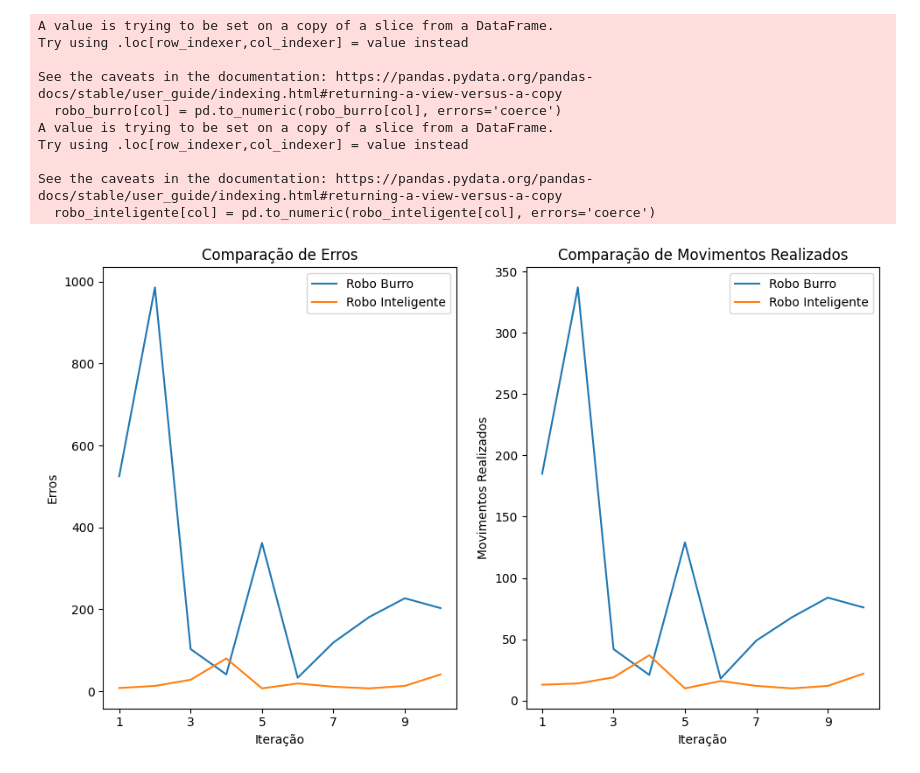
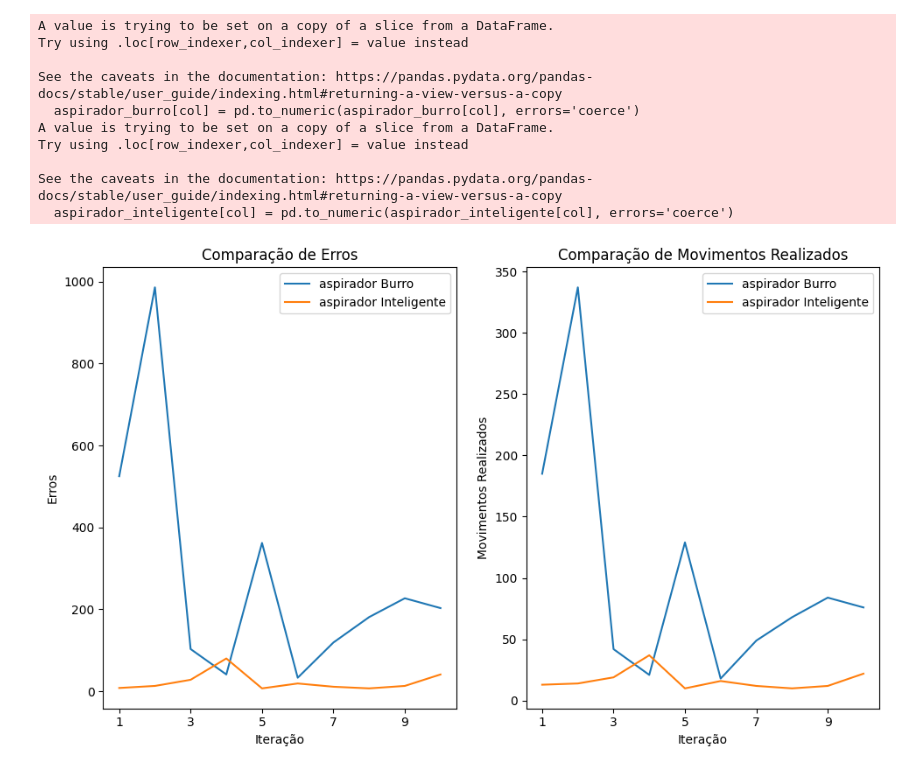
Before and after one commit to ItaloVicente/AgentesInteligentes, a Jupyter notebook: graphics.ipynb, the cells around one changed output. Cells and saved outputs as stored; diff of their text form; code cells hidden in the pictures.

```diff
--- a/graphics.ipynb
+++ b/graphics.ipynb
@@ -27,43 +4,46 @@ burro, inteligente
 # %%
-robo_burro = burro[burro['Iteração'] != 'Média']
-robo_inteligente = inteligente[inteligente['Iteração'] != 'Média']
+burro = pd.read_csv('results/aspirador_burro4x4.csv')
+inteligente = pd.read_csv('results/aspirador_inteligente4x4.csv')
+
+aspirador_burro = burro[burro['Iteração'] != 'Média']
+aspirador_inteligente = inteligente[inteligente['Iteração'] != 'Média']
 
 for col in ['Acertos', 'Erros', 'Movimentos Realizados']:
-    robo_burro[col] = pd.to_numeric(robo_burro[col], errors='coerce')
-    robo_inteligente[col] = pd.to_numeric(robo_inteligente[col], errors='coerce')
+    aspirador_burro[col] = pd.to_numeric(aspirador_burro[col], errors='coerce')
+    aspirador_inteligente[col] = pd.to_numeric(aspirador_inteligente[col], errors='coerce')
 
 plt.figure(figsize=(14, 6))
 
 
 plt.subplot(1, 3, 2)
-plt.plot(robo_burro['Iteração'], robo_burro['Erros'], label='Robo Burro')
-plt.plot(robo_inteligente['Iteração'], robo_inteligente['Erros'], label='Robo Inteligente')
+plt.plot(aspirador_burro['Iteração'], aspirador_burro['Erros'], label='aspirador Burro')
+plt.plot(aspirador_inteligente['Iteração'], aspirador_inteligente['Erros'], label='aspirador Inteligente')
 plt.title('Comparação de Erros')
 plt.xlabel('Iteração')
 plt.ylabel('Erros')
 plt.legend()
-plt.xticks(ticks=range(0, len(robo_burro['Iteração']), 2))
+plt.xticks(ticks=range(0, len(aspirador_burro['Iteração']), 2))
 
 plt.subplot(1, 3, 3)
-plt.plot(robo_burro['Iteração'], robo_burro['Movimentos Realizados'], label='Robo Burro')
-plt.plot(robo_inteligente['Iteração'], robo_inteligente['Movimentos Realizados'], label='Robo Inteligente')
+plt.plot(aspirador_burro['Iteração'], aspirador_burro['Movimentos Realizados'], label='aspirador Burro')
+plt.plot(aspirador_inteligente['Iteração'], aspirador_inteligente['Movimentos Realizados'], label='aspirador Inteligente')
 plt.title('Comparação de Movimentos Realizados')
 plt.xlabel('Iteração')
 plt.ylabel('Movimentos Realizados')
 plt.legend()
-plt.xticks(ticks=range(0, len(robo_burro['Iteração']), 2))  # Mostrar apenas algumas marcas no eixo X
+plt.xticks(ticks=range(0, len(aspirador_burro['Iteração']), 2))  # Mostrar apenas algumas marcas no eixo X
 
 plt.tight_layout()
 plt.show()
 # %% [output]
 A value is trying to be set on a copy of a slice from a DataFrame.
 Try using .loc[row_indexer,col_indexer] = value instead
 
 See the caveats in the documentation: https://pandas.pydata.org/pandas-docs/stable/user_guide/indexing.html#returning-a-view-versus-a-copy
-  robo_burro[col] = pd.to_numeric(robo_burro[col], errors='coerce')
+  aspirador_burro[col] = pd.to_numeric(aspirador_burro[col], errors='coerce')
 A value is trying to be set on a copy of a slice from a DataFrame.
 Try using .loc[row_indexer,col_indexer] = value instead
 
 See the caveats in the documentation: https://pandas.pydata.org/pandas-docs/stable/user_guide/indexing.html#returning-a-view-versus-a-copy
-  robo_inteligente[col] = pd.to_numeric(robo_inteligente[col], errors='coerce')
+  aspirador_inteligente[col] = pd.to_numeric(aspirador_inteligente[col], errors='coerce')
-[figure, old version]
+[figure, new version]
```
Also changed, not shown: parts of 5 cells of this notebook, 10 other files.
